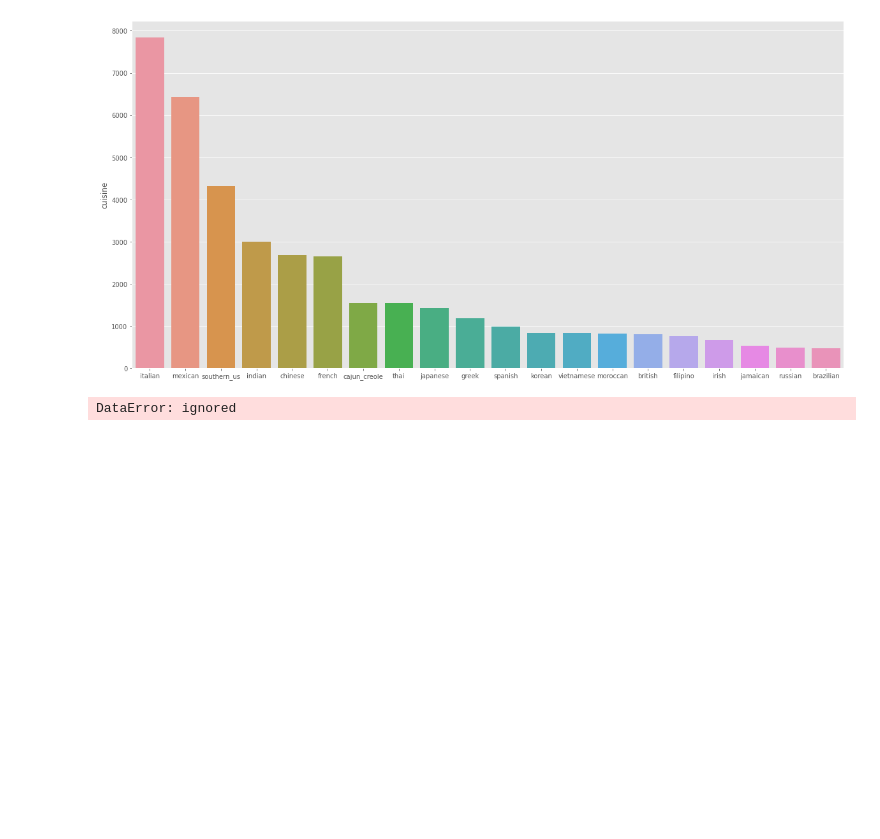
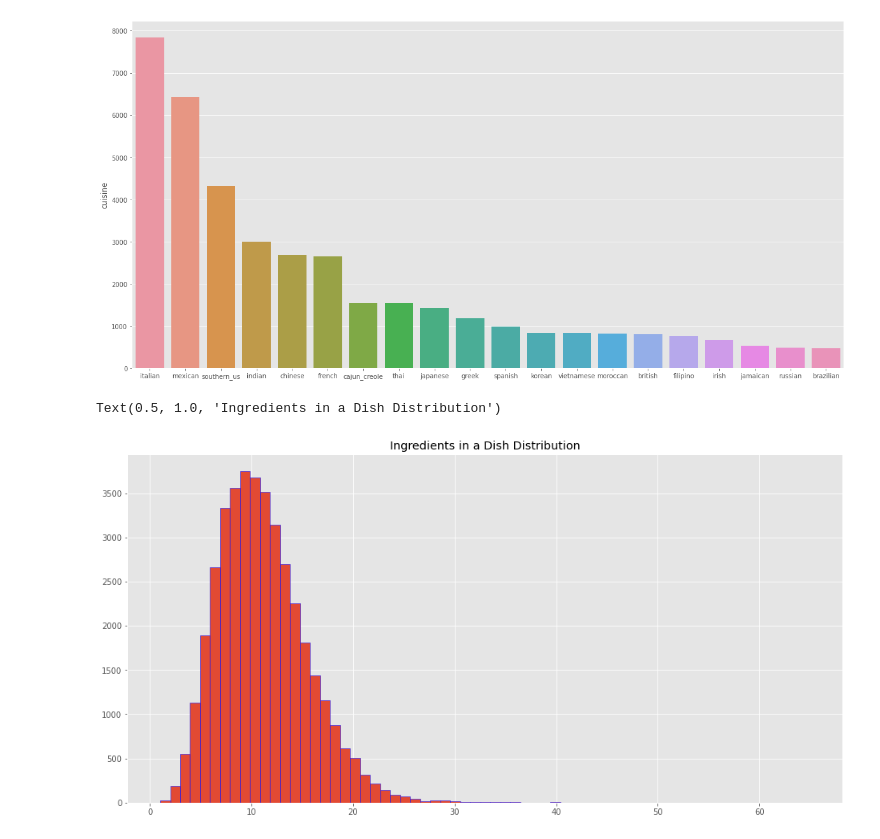
Before and after one commit to JamesUMD/DataScienceProjects, a Jupyter notebook: Cooking/Cooking.ipynb, the cells around one changed output. Cells and saved outputs as stored; diff of their text form; code cells hidden in the pictures; blank space fills up the shorter version.

```diff
--- a/Cooking/Cooking.ipynb
+++ b/Cooking/Cooking.ipynb
@@ -129,21 +129,11 @@ plt.gca().set_ylabel('cuisine')
 # %% [output]
 Text(0, 0.5, 'cuisine')
 [figure]
-# %%
-train['target_mean'] = train.groupby('seperated_ingredients')['cuisine'].mean()
-
-fig = plt.figure(figsize=(8, 72), dpi=100)
-
-sns.countplot(y=train.sort_values(by='target_mean', ascending=False)['seperated_ingredients'],
-              hue=train.sort_values(by='target_mean', ascending=False)['cuisine'])
-
-plt.tick_params(axis='x', labelsize=15)
-plt.tick_params(axis='y', labelsize=12)
-plt.legend(loc=1)
-plt.title('Target Distribution in Keywords')
-
-plt.show()
-
-train.drop(columns=['target_mean'], inplace=True)
-# %% [output]
-DataError: ignored
+# %%
+#Ingrident distribution per dish
+plt.hist(train['ingredients'].str.len(),bins=max(train['ingredients'].str.len()),edgecolor='b')
+plt.gcf().set_size_inches(16,8)
+plt.title('Ingredients in a Dish Distribution')
+# %% [output]
+Text(0.5, 1.0, 'Ingredients in a Dish Distribution')
+[figure, added]
```
Also changed, not shown: parts of 6 cells of this notebook.
